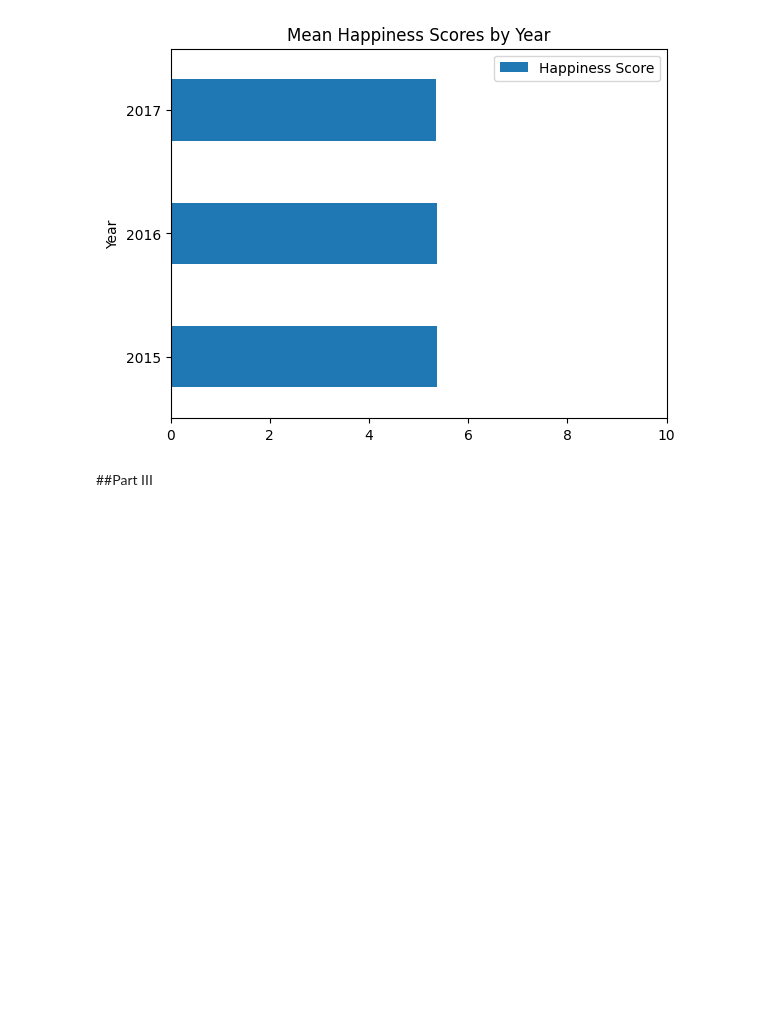
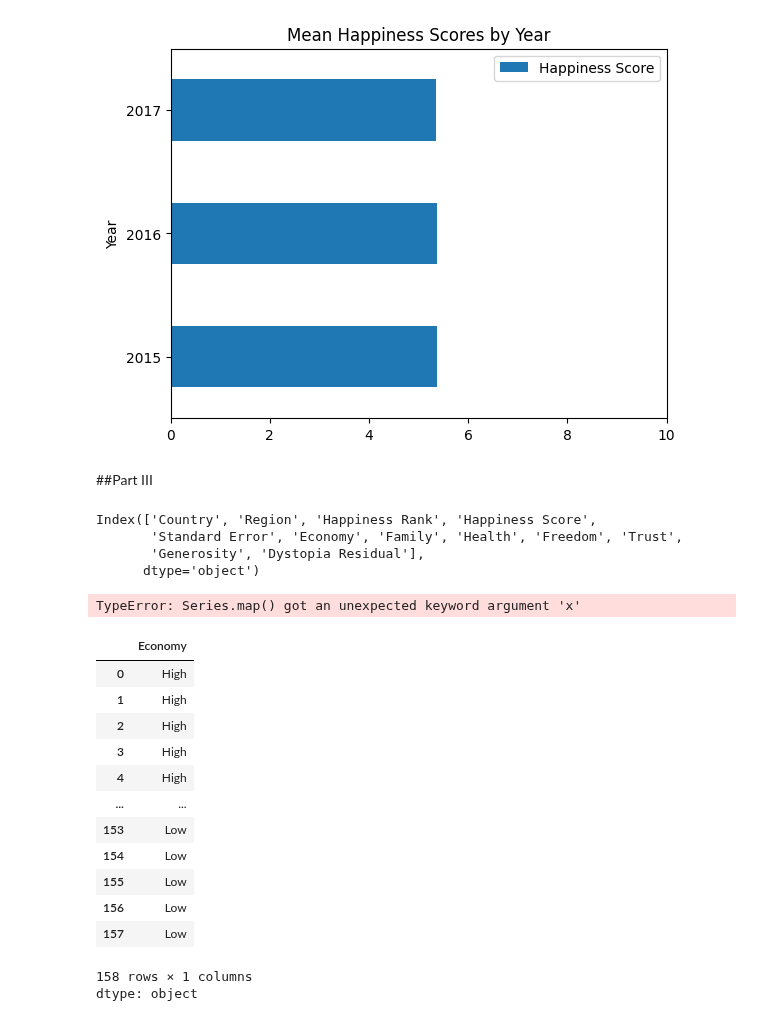
Before and after one commit to Krzesimir13/DataQuest, a Jupyter notebook: world_happiness.ipynb, the cells around one changed output. Drawn from its saved outputs; the diff is of its cells as text; code cells hidden in the pictures; blank space fills up the shorter version.

```diff
--- a/world_happiness.ipynb
+++ b/world_happiness.ipynb
@@ -285,0 +292,7 @@ plt.show()
+# %%
+happiness2015.columns
+# %% [output]
+Index(['Country', 'Region', 'Happiness Rank', 'Happiness Score',
+       'Standard Error', 'Economy', 'Family', 'Health', 'Freedom', 'Trust',
+       'Generosity', 'Dystopia Residual'],
+      dtype='object')
@@ -285,0 +305,21 @@ plt.show()
+# %%
+happiness2015['Economy'].map(label, x=0.8)
+# %% [output]
+TypeError: Series.map() got an unexpected keyword argument 'x'
+# %%
+happiness2015['Economy'].apply(label, x=0.8)
+# %% [output]
+|  | Economy |
+| 0 | High |
+| 1 | High |
+| 2 | High |
+| 3 | High |
+| 4 | High |
+| ... | ... |
+| 153 | Low |
+| 154 | Low |
+| 155 | Low |
+| 156 | Low |
+| 157 | Low |
+158 rows × 1 columns
+dtype: object
```
Also changed, not shown: parts of 4 cells of this notebook.
